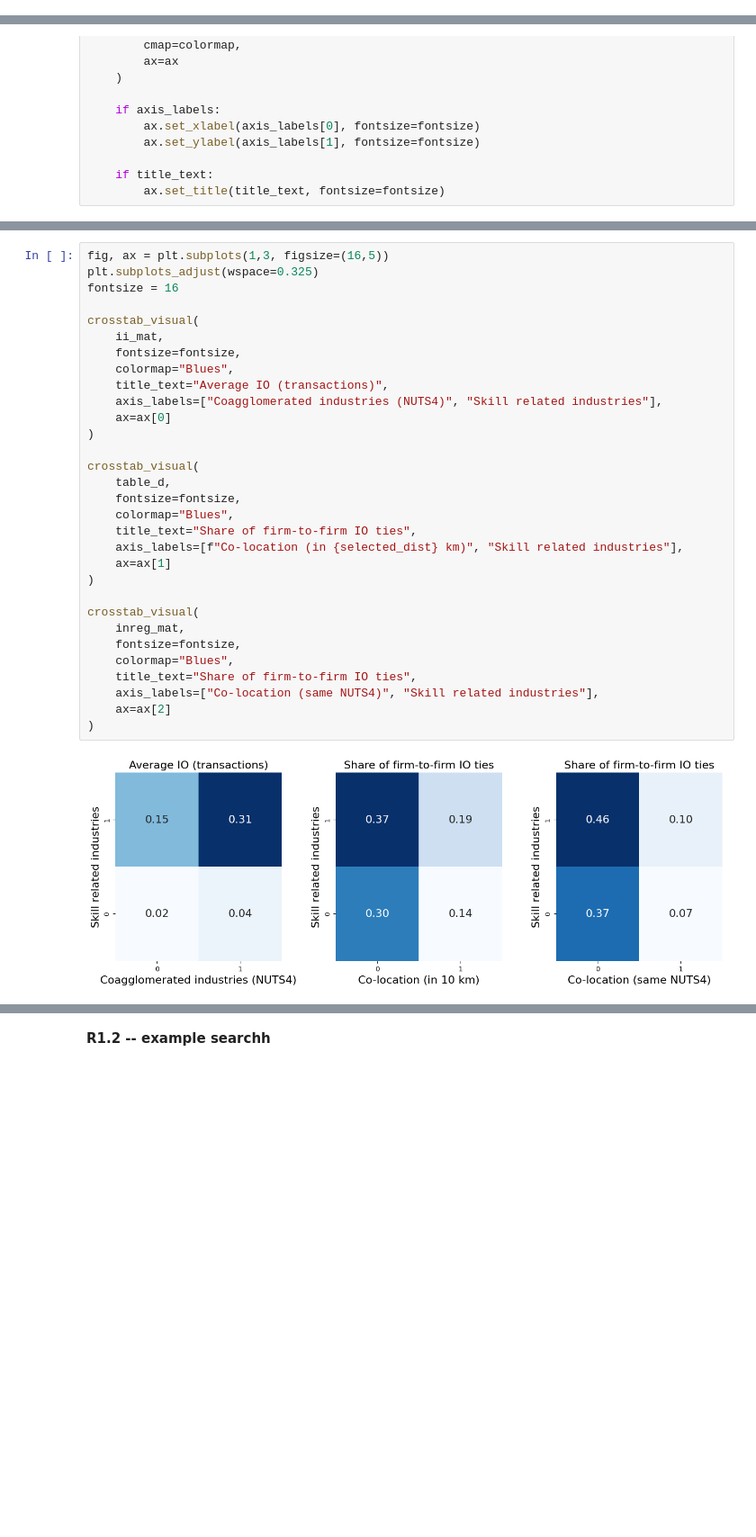
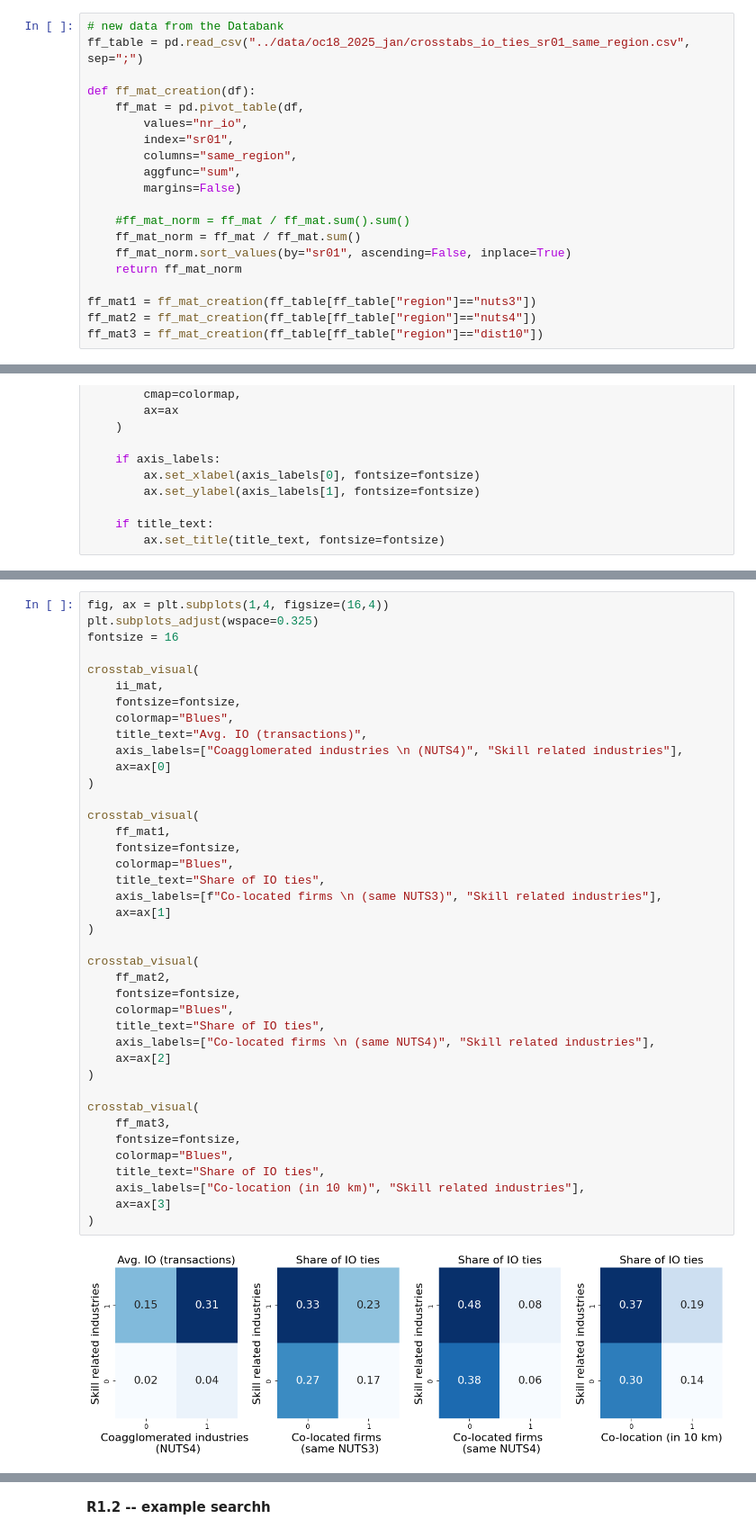
Before and after one commit to sandorjuhasz/coagglomeration, a Jupyter notebook: code/06b_revision.ipynb, the cells around one changed output, grey strips where cells are left out. Shown at 90% size. Drawn from its saved outputs; the diff is of its cells as text; blank space fills up the shorter version.

Commit message:
new data on ff ties -- exploration

```diff
--- a/code/06b_revision.ipynb
+++ b/code/06b_revision.ipynb
@@ -98,3 +48,23 @@ table_d = (table_d / table_d.sum().sum())
+# %%
+# new data from the Databank
+ff_table = pd.read_csv("../data/oc18_2025_jan/crosstabs_io_ties_sr01_same_region.csv", sep=";")
+
+def ff_mat_creation(df):
+    ff_mat = pd.pivot_table(df,
+        values="nr_io",
+        index="sr01",
+        columns="same_region",
+        aggfunc="sum",
+        margins=False)
+
+    #ff_mat_norm = ff_mat / ff_mat.sum().sum()
+    ff_mat_norm = ff_mat / ff_mat.sum()
+    ff_mat_norm.sort_values(by="sr01", ascending=False, inplace=True)
+    return ff_mat_norm
+
+ff_mat1 = ff_mat_creation(ff_table[ff_table["region"]=="nuts3"])
+ff_mat2 = ff_mat_creation(ff_table[ff_table["region"]=="nuts4"])
+ff_mat3 = ff_mat_creation(ff_table[ff_table["region"]=="dist10"])
 # %%
 def crosstab_visual(mat, fontsize, colormap, title_text=None, axis_labels=None, ax=None):
     if ax is None:
@@ -125,33 +88,42 @@ table_d
 # %%
-fig, ax = plt.subplots(1,3, figsize=(16,5))
+fig, ax = plt.subplots(1,4, figsize=(16,4))
 plt.subplots_adjust(wspace=0.325)
 fontsize = 16
 
 crosstab_visual(
     ii_mat,
     fontsize=fontsize,
     colormap="Blues",
-    title_text="Average IO (transactions)",
-    axis_labels=["Coagglomerated industries (NUTS4)", "Skill related industries"],
+    title_text="Avg. IO (transactions)",
+    axis_labels=["Coagglomerated industries \n (NUTS4)", "Skill related industries"],
     ax=ax[0]
 )
 
 crosstab_visual(
-    table_d,
+    ff_mat1,
     fontsize=fontsize,
     colormap="Blues",
-    title_text="Share of firm-to-firm IO ties",
-    axis_labels=[f"Co-location (in {selected_dist} km)", "Skill related industries"],
+    title_text="Share of IO ties",
+    axis_labels=[f"Co-located firms \n (same NUTS3)", "Skill related industries"],
     ax=ax[1]
 )
 
 crosstab_visual(
-    inreg_mat,
+    ff_mat2,
     fontsize=fontsize,
     colormap="Blues",
-    title_text="Share of firm-to-firm IO ties",
-    axis_labels=["Co-location (same NUTS4)", "Skill related industries"],
+    title_text="Share of IO ties",
+    axis_labels=["Co-located firms \n (same NUTS4)", "Skill related industries"],
     ax=ax[2]
 )
+
+crosstab_visual(
+    ff_mat3,
+    fontsize=fontsize,
+    colormap="Blues",
+    title_text="Share of IO ties",
+    axis_labels=["Co-location (in 10 km)", "Skill related industries"],
+    ax=ax[3]
+)
 # %% [output]
-[figure, old version]
+[figure, new version]
```
Also changed, not shown: parts of 4 cells of this notebook.
